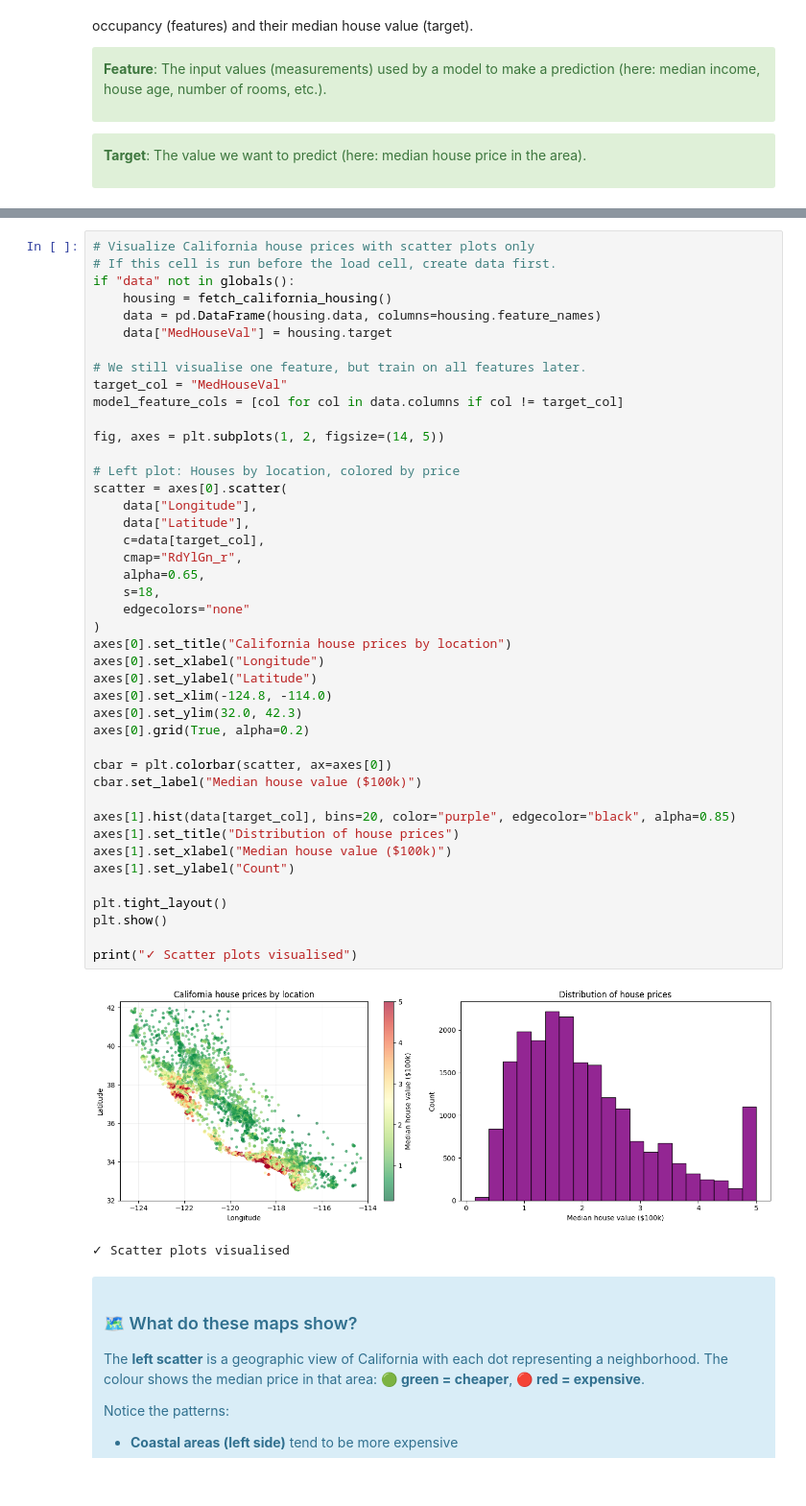
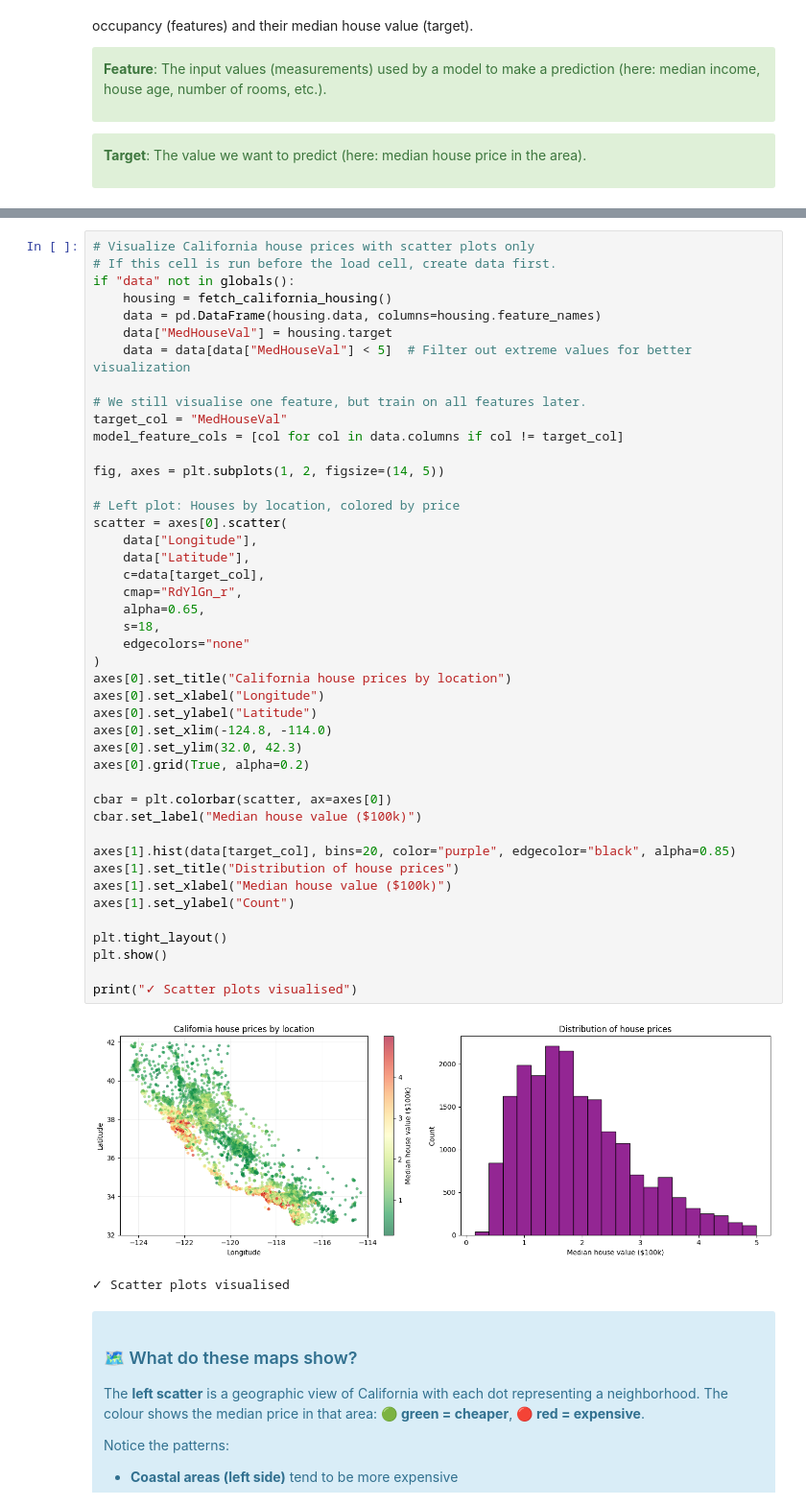
Before and after one commit to nathanhigginbotham/UCL-CDT-AICourse, a Jupyter notebook: B04_making_predictions.ipynb, the cells around one changed output, grey strips where cells are left out. Shown at 96% size. Drawn from its saved outputs; the diff is of its cells as text.

```diff
--- a/B04_making_predictions.ipynb
+++ b/B04_making_predictions.ipynb
@@ -137,6 +137,7 @@ if "data" not in globals():
     housing = fetch_california_housing()
     data = pd.DataFrame(housing.data, columns=housing.feature_names)
     data["MedHouseVal"] = housing.target
+    data = data[data["MedHouseVal"] < 5]  # Filter out extreme values for better visualization
 
 # We still visualise one feature, but train on all features later.
 target_col = "MedHouseVal"
@@ -147,34 +148,34 @@ fig, axes = plt.subplots(1, 2, figsize=(14, 5))
 # Left plot: Houses by location, colored by price
 scatter = axes[0].scatter(
     data["Longitude"],
     data["Latitude"],
     c=data[target_col],
     cmap="RdYlGn_r",
     alpha=0.65,
     s=18,
     edgecolors="none"
 )
 axes[0].set_title("California house prices by location")
 axes[0].set_xlabel("Longitude")
 axes[0].set_ylabel("Latitude")
 axes[0].set_xlim(-124.8, -114.0)
 axes[0].set_ylim(32.0, 42.3)
 axes[0].grid(True, alpha=0.2)
 
 cbar = plt.colorbar(scatter, ax=axes[0])
 cbar.set_label("Median house value ($100k)")
 
 axes[1].hist(data[target_col], bins=20, color="purple", edgecolor="black", alpha=0.85)
 axes[1].set_title("Distribution of house prices")
 axes[1].set_xlabel("Median house value ($100k)")
 axes[1].set_ylabel("Count")
 
 plt.tight_layout()
 plt.show()
 
 print("✓ Scatter plots visualised")
 # %% [output]
-[figure, old version]
+[figure, new version]
 ✓ Scatter plots visualised
 # %% [markdown]
 <div class="alert alert-info">
```
Also changed, not shown: parts of 7 cells of this notebook, 1 other file.
